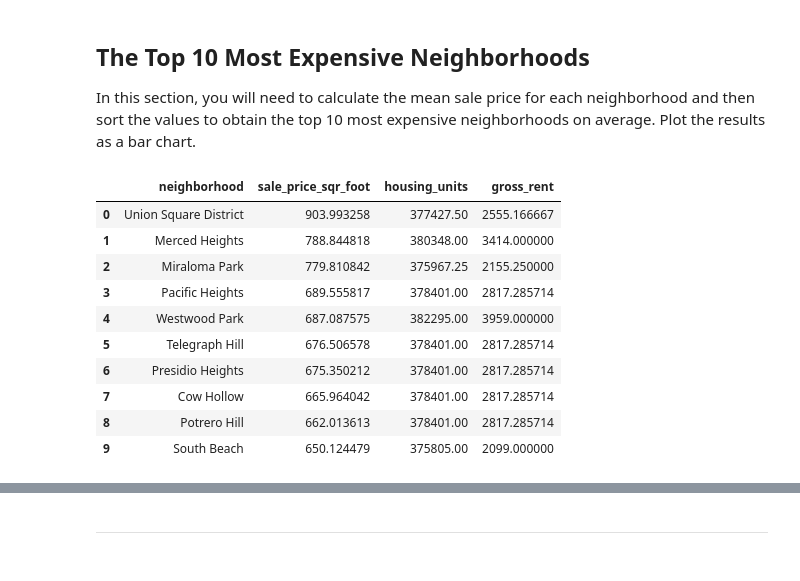
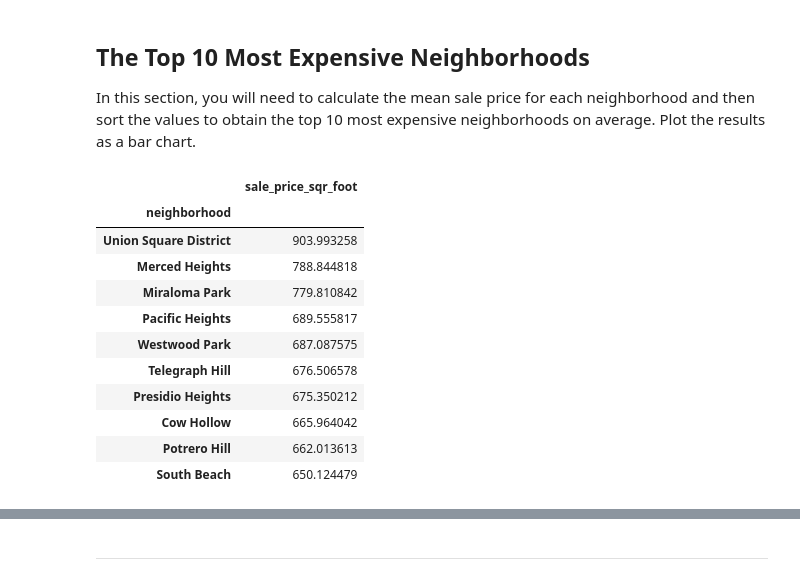
Before and after one commit to stew1922/Real_Estate_Dashboard, a Jupyter notebook: 06-PyViz/Instructions/Starter_Code/rental_analysis.ipynb, the cells around one changed output, grey strips where cells are left out. Cells and saved outputs as stored; diff of their text form; code cells hidden in the pictures.

```diff
--- a/06-PyViz/Instructions/Starter_Code/rental_analysis.ipynb
+++ b/06-PyViz/Instructions/Starter_Code/rental_analysis.ipynb
@@ -120,4 +132,8 @@ Hint: It will be easier to create a new DataFrame from grouping the data and cal
 # %%
 # Group by year and neighborhood and then create a new dataframe of the mean values
 # YOUR CODE HERE!
+sfo_hood = sfo_data.groupby(['neighborhood', 'year']).mean()
+sfo_hood = sfo_hood['sale_price_sqr_foot']
+sfo_hood = sfo_hood.reset_index()
+sfo_hood.head()
 # %% [output]
@@ -147,18 +167,23 @@ In this section, you will need to calculate the mean sale price for each neighbo
 # %%
 # Getting the data from the top 10 expensive neighborhoods
 # YOUR CODE HERE!
+mean_sales = sfo_hood.drop(columns='year').groupby(['neighborhood']).mean()
+mean_sales.sort_values(by='sale_price_sqr_foot',ascending=False, inplace=True)
+top_ten = mean_sales.head(10)
+top_ten
 # %% [output]
-|  | neighborhood | sale_price_sqr_foot | housing_units | gross_rent |
-| 0 | Union Square District | 903.993258 | 377427.50 | 2555.166667 |
-| 1 | Merced Heights | 788.844818 | 380348.00 | 3414.000000 |
-| 2 | Miraloma Park | 779.810842 | 375967.25 | 2155.250000 |
-| 3 | Pacific Heights | 689.555817 | 378401.00 | 2817.285714 |
-| 4 | Westwood Park | 687.087575 | 382295.00 | 3959.000000 |
-| 5 | Telegraph Hill | 676.506578 | 378401.00 | 2817.285714 |
-| 6 | Presidio Heights | 675.350212 | 378401.00 | 2817.285714 |
-| 7 | Cow Hollow | 665.964042 | 378401.00 | 2817.285714 |
-| 8 | Potrero Hill | 662.013613 | 378401.00 | 2817.285714 |
-| 9 | South Beach | 650.124479 | 375805.00 | 2099.000000 |
+|  | sale_price_sqr_foot |
+| neighborhood |  |
+| Union Square District | 903.993258 |
+| Merced Heights | 788.844818 |
+| Miraloma Park | 779.810842 |
+| Pacific Heights | 689.555817 |
+| Westwood Park | 687.087575 |
+| Telegraph Hill | 676.506578 |
+| Presidio Heights | 675.350212 |
+| Cow Hollow | 665.964042 |
+| Potrero Hill | 662.013613 |
+| South Beach | 650.124479 |
 # %%
 # Plotting the data from the top 10 expensive neighborhoods
 # YOUR CODE HERE!
```
Also changed, not shown: parts of 7 cells of this notebook.
